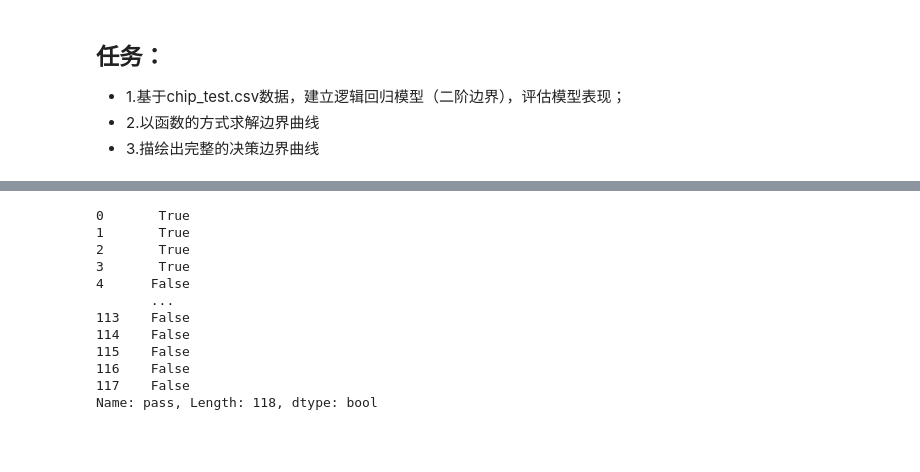
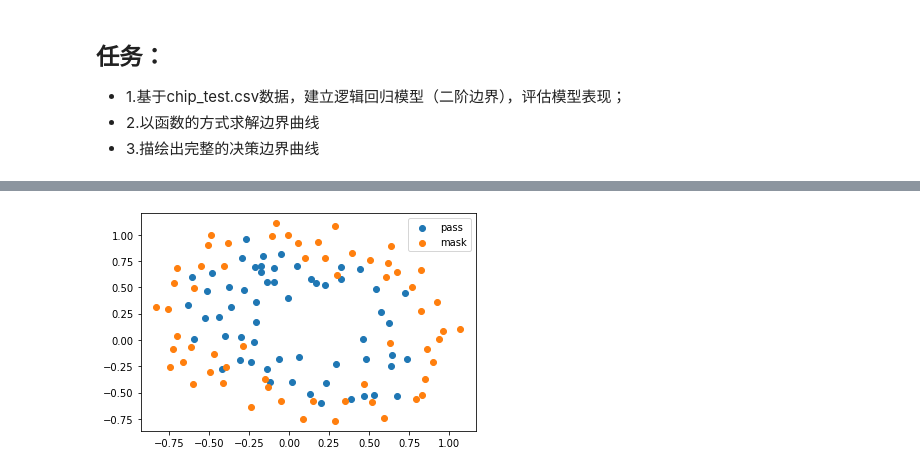
Before and after one commit to HideTheTime/py, a Jupyter notebook: 逻辑回归芯片实战.ipynb, the cells around one changed output, grey strips where cells are left out. Drawn from its saved outputs; the diff is of its cells as text; code cells hidden in the pictures; blank space fills up the shorter version.

```diff
--- a/逻辑回归芯片实战.ipynb
+++ b/逻辑回归芯片实战.ipynb
@@ -15,25 +20,15 @@ NameError: name 'isPass' is not defined
 # %%
+
+
 isPass = data.loc[:,'pass']==1
 from matplotlib import pyplot as plt
-# print((data.loc[:'test1'][~isPass],data.loc[:,'test2'][~isPass])
+test1_pass,test2_pass = data.loc[:,'test1'][isPass],data.loc[:,'test2'][isPass]
+test1_mask,test2_mask = data.loc[:,'test1'][~isPass],data.loc[:,'test2'][~isPass]
+plt.figure()
+data_pass = plt.scatter(test1_pass,test2_pass)
+data_mask = plt.scatter(test1_mask,test2_mask)
 
-
-plt.figure()
-# data_pass = plt.scatter(data.loc[:'test1'][~isPass],data.loc[:,'test2'][~isPass])
-# data_mask = plt.scatter(data.loc[:'test1'][isPass],data.loc[:,'test2'][isPass])
-
-# plt.legend((data_pass,data_mask),('pass','mask'))
-# plt.show()
+plt.legend((data_pass,data_mask),('pass','mask'))
+plt.show()
 # %% [output]
-0       True
-1       True
-2       True
-3       True
-4      False
-       ...
-113    False
-114    False
-115    False
-116    False
-117    False
-Name: pass, Length: 118, dtype: bool
+[figure, added]
```
Also changed, not shown: parts of 9 cells of this notebook, 4 other files.
